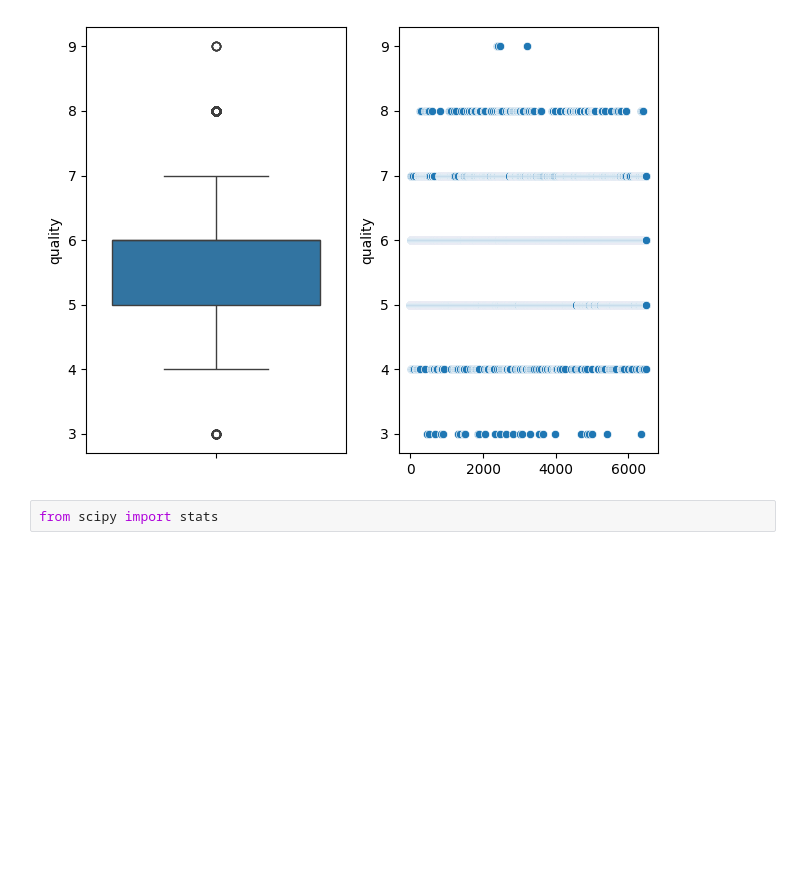
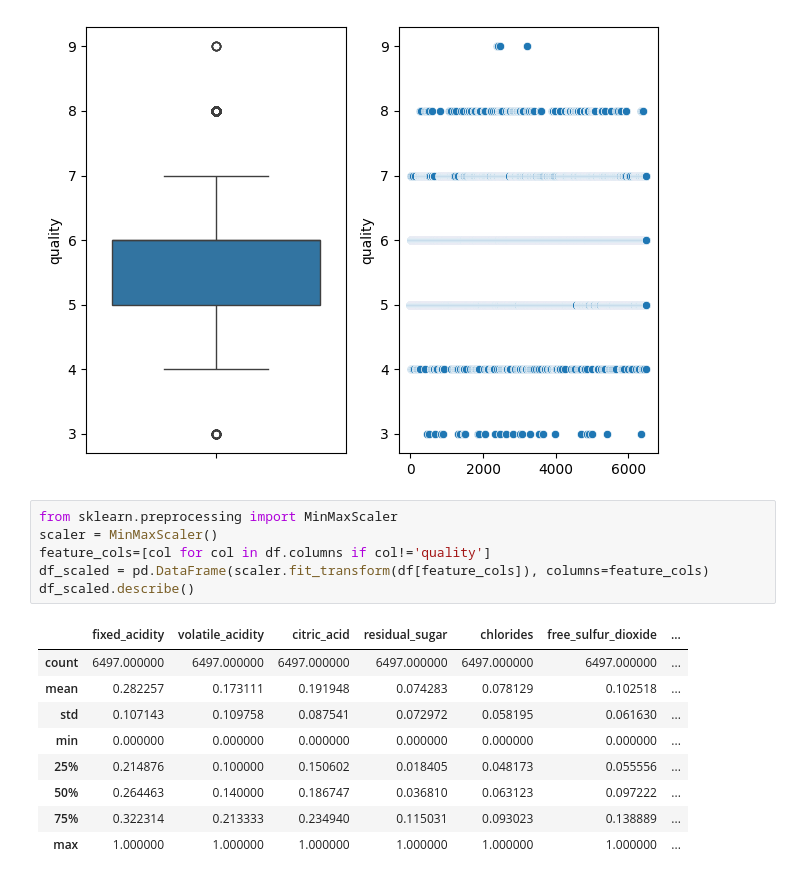
Before and after one commit to dashbikash/aiml-notebooks, a Jupyter notebook: feature-engineering/Feature Scaling.ipynb, the cells around one changed output. Saved outputs shown, nothing was run; the diff lists cells and outputs as text; blank space fills up the shorter version.

```diff
--- a/feature-engineering/Feature Scaling.ipynb
+++ b/feature-engineering/Feature Scaling.ipynb
@@ -66,5 +66,19 @@ outlier_plot(df)
 [figure]
 [figure]
 # %%
-from scipy import stats
+from sklearn.preprocessing import MinMaxScaler
+scaler = MinMaxScaler()
+feature_cols=[col for col in df.columns if col!='quality']
+df_scaled = pd.DataFrame(scaler.fit_transform(df[feature_cols]), columns=feature_cols)
+df_scaled.describe()
+# %% [output]
+|  | fixed_acidity | volatile_acidity | citric_acid | residual_sugar | chlorides | free_sulfur_dioxide | ... |
+| count | 6497.000000 | 6497.000000 | 6497.000000 | 6497.000000 | 6497.000000 | 6497.000000 | ... |
+| mean | 0.282257 | 0.173111 | 0.191948 | 0.074283 | 0.078129 | 0.102518 | ... |
+| std | 0.107143 | 0.109758 | 0.087541 | 0.072972 | 0.058195 | 0.061630 | ... |
+| min | 0.000000 | 0.000000 | 0.000000 | 0.000000 | 0.000000 | 0.000000 | ... |
+| 25% | 0.214876 | 0.100000 | 0.150602 | 0.018405 | 0.048173 | 0.055556 | ... |
+| 50% | 0.264463 | 0.140000 | 0.186747 | 0.036810 | 0.063123 | 0.097222 | ... |
+| 75% | 0.322314 | 0.213333 | 0.234940 | 0.115031 | 0.093023 | 0.138889 | ... |
+| max | 1.000000 | 1.000000 | 1.000000 | 1.000000 | 1.000000 | 1.000000 | ... |
 # %%
```
Also changed, not shown: parts of 3 cells of this notebook.
